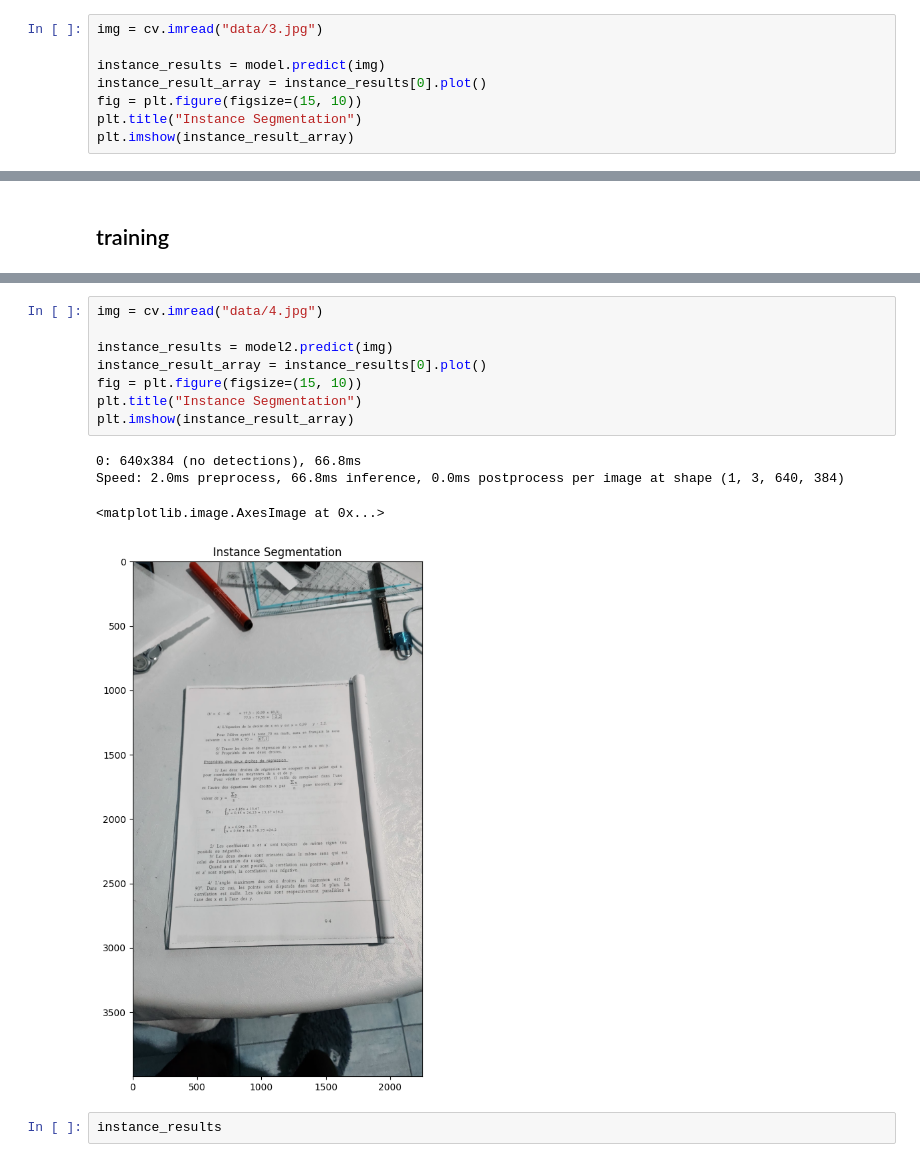
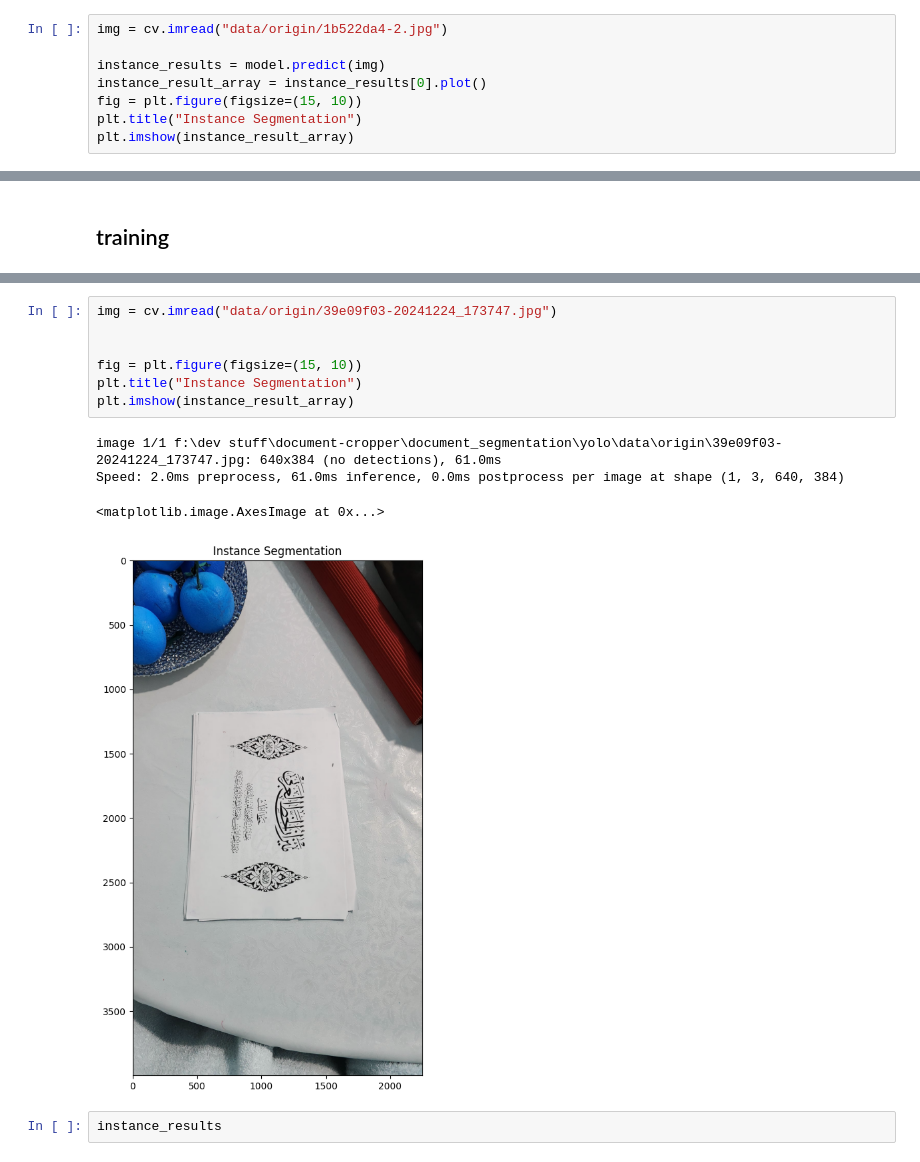
Before and after one commit to Amen-Haj-Brahim/document-cropping-image-segmentation, a Jupyter notebook: document_segmentation/yolo/yoloman.ipynb, the cells around one changed output, grey strips where cells are left out. Drawn from its saved outputs; the diff is of its cells as text.

```diff
--- a/document_segmentation/yolo/yoloman.ipynb
+++ b/document_segmentation/yolo/yoloman.ipynb
@@ -8,7 +8,7 @@ model = YOLO('yolov8n-seg.pt')
 # %% [markdown]
 ## testing on pre trained seg model
 # %%
-img = cv.imread("data/3.jpg")
+img = cv.imread("data/origin/1b522da4-2.jpg")
 
 instance_results = model.predict(img)
 instance_result_array = instance_results[0].plot()
@@ -76,16 +121,15 @@ model2=YOLO('model/last.pt')
 # %%
-img = cv.imread("data/4.jpg")
+img = cv.imread("data/origin/39e09f03-20241224_173747.jpg")
 
-instance_results = model2.predict(img)
-instance_result_array = instance_results[0].plot()
+
 fig = plt.figure(figsize=(15, 10))
 plt.title("Instance Segmentation")
 plt.imshow(instance_result_array)
 # %% [output]
-0: 640x384 (no detections), 66.8ms
-Speed: 2.0ms preprocess, 66.8ms inference, 0.0ms postprocess per image at shape (1, 3, 640, 384)
+image 1/1 f:\dev stuff\document-cropper\document_segmentation\yolo\data\origin\39e09f03-20241224_173747.jpg: 640x384 (no detections), 61.0ms
+Speed: 2.0ms preprocess, 61.0ms inference, 0.0ms postprocess per image at shape (1, 3, 640, 384)
 <matplotlib.image.AxesImage at 0x...>
-[figure, old version]
+[figure, new version]
 # %%
 instance_results
 # %% [output]
```
Also changed, not shown: parts of 7 cells of this notebook.
